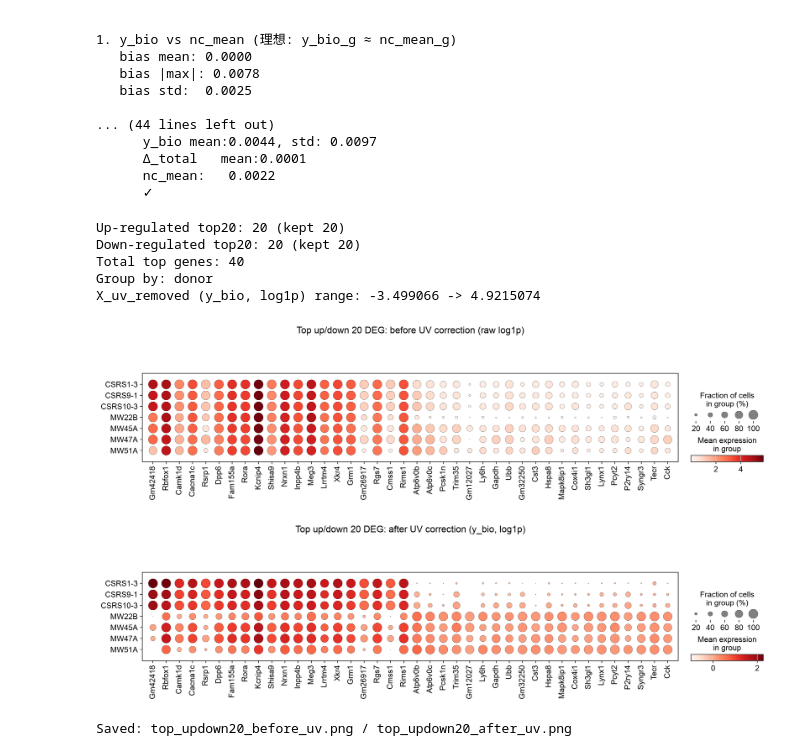
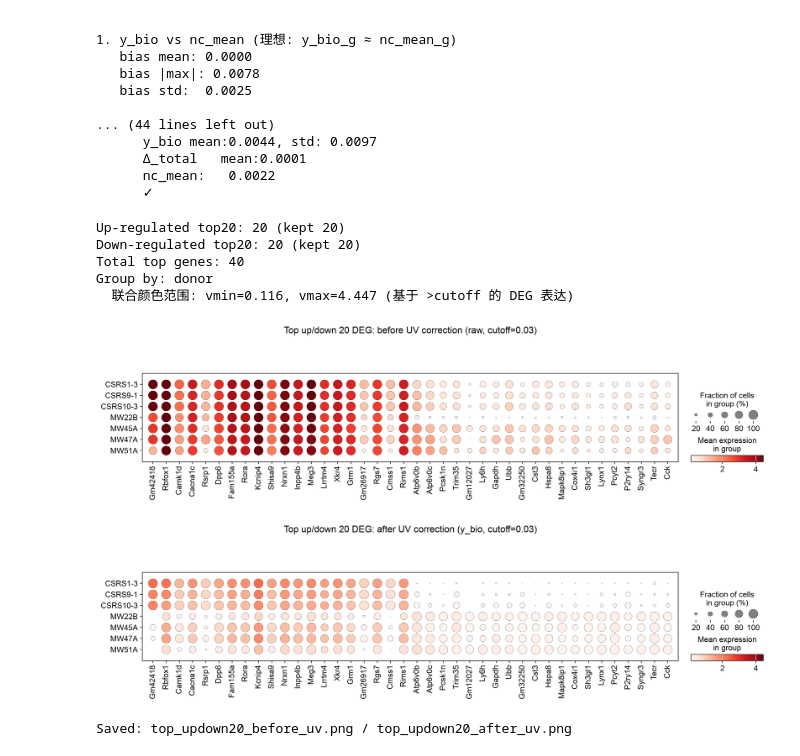
Before and after one commit to juychen/RUVDEG, a Jupyter notebook: testRUVVAE.ipynb, the cells around one changed output. Saved outputs shown, nothing was run; the diff lists cells and outputs as text; code cells hidden in the pictures.

```diff
--- a/testRUVVAE.ipynb
+++ b/testRUVVAE.ipynb
@@ -909,12 +909,24 @@ with torch.no_grad():
     y_bio_raw = out_eval["y_bio"].cpu().numpy()  # (N, G), log1p 尺度
 
 # 建全部 threshold layer, 使 raw vs y_bio 在同一 CUTOFF 下比较
+top_idx = [gene_names.index(g) for g in top_genes]
 adata_hvg.layers["X_uv_removed"] = y_bio_raw.copy()
 adata_hvg.layers["X_uv_removed"][adata_hvg.layers["X_uv_removed"] < CUTOFF_LOG1P] = 0.0
 adata_hvg.layers["X_raw_th"] = adata_hvg.X.copy()
 adata_hvg.layers["X_raw_th"][adata_hvg.layers["X_raw_th"] < CUTOFF_LOG1P] = 0.0
 
-# ---- 矫正前：raw 阈值版 (同 cutoff, 同尺度) ----
+# ---- 统一颜色尺度: 基于 raw DEG + y_bio DEG 的联合数据 ----
+raw_top = adata_hvg[:, top_genes].X.toarray()
+bio_top = y_bio_raw[:, top_idx]
+all_top = np.concatenate([raw_top.ravel(), bio_top.ravel()])
+all_top = all_top[all_top > CUTOFF_LOG1P]
+if len(all_top) > 0:
+    vmin, vmax = float(np.percentile(all_top, 5)), float(np.percentile(all_top, 95))
+else:
+    vmin, vmax = 0, 5
+print(f"  联合颜色范围: vmin={vmin:.3f}, vmax={vmax:.3f} (基于 >cutoff 的 DEG 表达)")
+
+# ---- 矫正前：raw 阈值版 (同 cutoff, 同颜色范围) ----
 sc.settings.set_figure_params(dpi=110)
 fig = sc.pl.dotplot(
     adata_hvg,
@@ -924,37 +936,39 @@ fig = sc.pl.dotplot(
     layer="X_raw_th",
     standard_scale=None,
     cmap="Reds",
     show=False,
+    vmin=vmin, vmax=vmax,
     title=f"Top up/down 20 DEG: before UV correction (raw, cutoff={CUTOFF_LOG1P})",
     return_fig=True,
 )
 fig.savefig("top_updown20_before_uv.png", bbox_inches="tight")
 
-# ---- 矫正后：UV-removed = y_bio (同 cutoff) ----
+# ---- 矫正后：UV-removed = y_bio (同 cutoff, 同颜色范围) ----
 fig = sc.pl.dotplot(
     adata_hvg,
     var_names=top_genes,
     groupby=groupby_key,
     use_raw=False,
     layer="X_uv_removed",
     standard_scale=None,
     cmap="Reds",
     show=False,
+    vmin=vmin, vmax=vmax,
     title=f"Top up/down 20 DEG: after UV correction (y_bio, cutoff={CUTOFF_LOG1P})",
     return_fig=True,
 )
 fig.savefig("top_updown20_after_uv.png", bbox_inches="tight")
 
 plt.show()
 print("Saved: top_updown20_before_uv.png / top_updown20_after_uv.png")
 # %% [output]
 Up-regulated top20: 20 (kept 20)
 Down-regulated top20: 20 (kept 20)
 Total top genes: 40
 Group by: donor
-X_uv_removed (y_bio, log1p) range: -3.499066 -> 4.9215074
+  联合颜色范围: vmin=0.116, vmax=4.447 (基于 >cutoff 的 DEG 表达)
-[figure, old version]
+[figure, new version]
-[figure, old version]
+[figure, new version]
 Saved: top_updown20_before_uv.png / top_updown20_after_uv.png
 # %%
 # ========== 9c. Scanpy dotplot：HKG 矫正前后按 sample 分组 ==========
```
Also changed, not shown: parts of 2 cells of this notebook.
